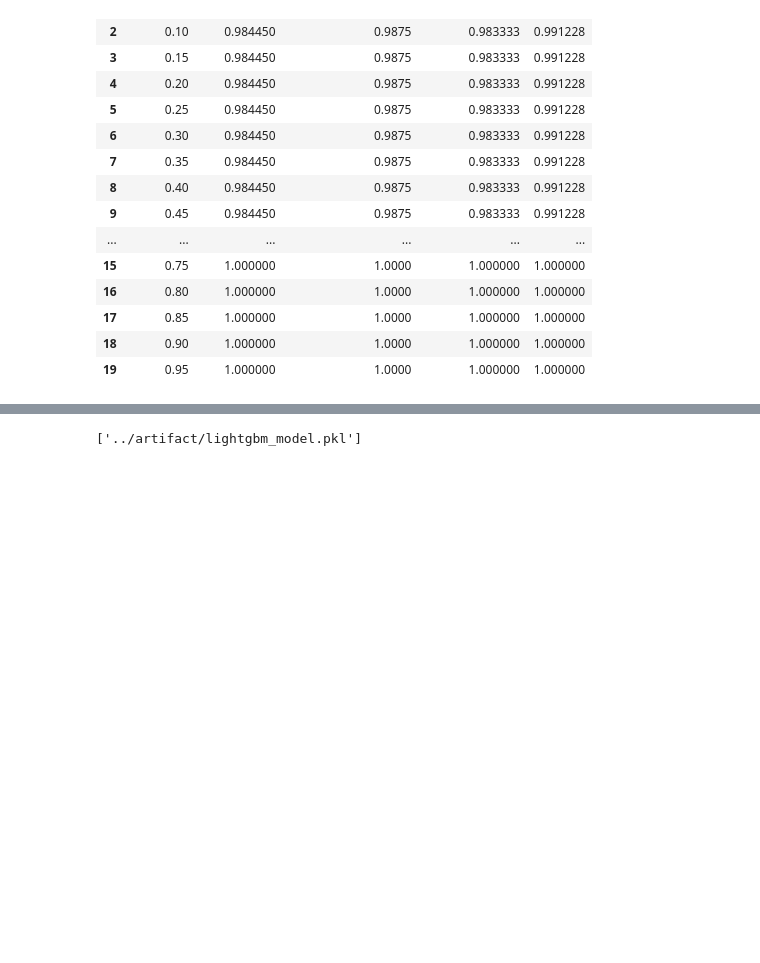
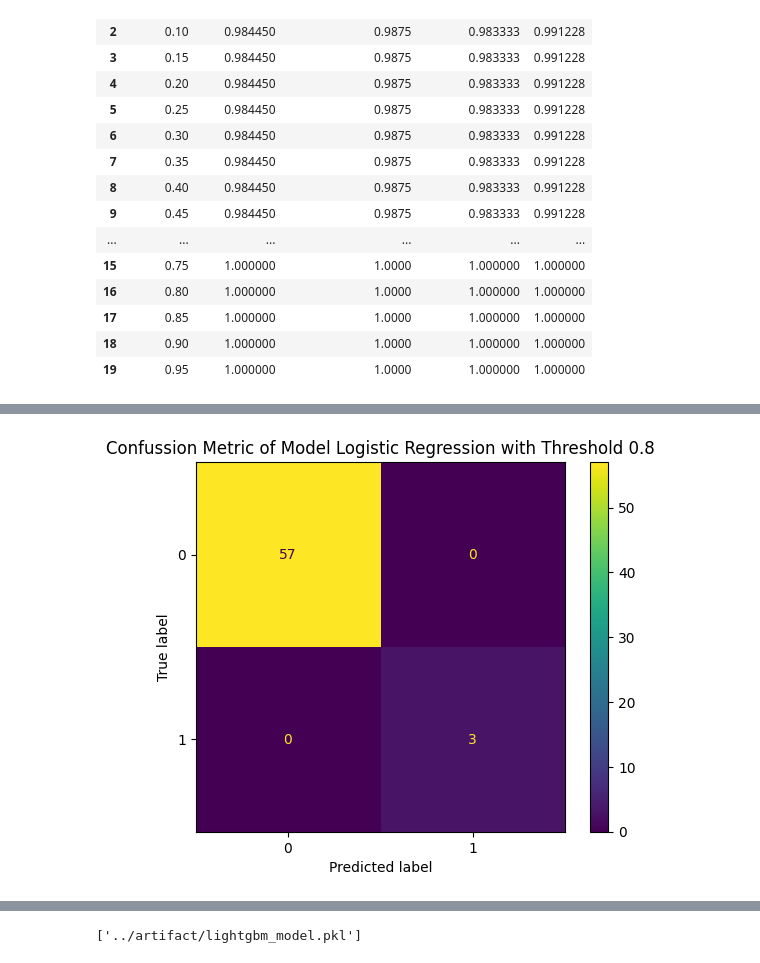
Before and after one commit to pradanaadn/churn-prediction, a Jupyter notebook: notebook/modelling.ipynb, the cells around one changed output, grey strips where cells are left out. Cells and saved outputs as stored; diff of their text form; code cells hidden in the pictures; blank space fills up the shorter version.

```diff
--- a/notebook/modelling.ipynb
+++ b/notebook/modelling.ipynb
@@ -278,0 +290,9 @@ find_best_threshold(probs_lgbm, threshold)
+# %%
+def plot_confussion_metric(y_true, probs, threshold:float, model_name:str, labels:list[str]=[0,1]):
+    y_pred = (probs >= threshold).astype(int)
+    cm = metrics.confusion_matrix(y_true, y_pred)
+    display = metrics.ConfusionMatrixDisplay(confusion_matrix=cm, display_labels=labels)
+    display.plot()
+    plt.title(f"Confussion Metric of Model {model_name} with Threshold {threshold}")
+
+    plt.show()
@@ -278,0 +303,4 @@ find_best_threshold(probs_lgbm, threshold)
+# %%
+plot_confussion_metric(y_test, probs_lr,0.8,"Logistic Regression" )
+# %% [output]
+[figure, added]
```
Also changed, not shown: parts of 6 cells of this notebook, 1 other file.
